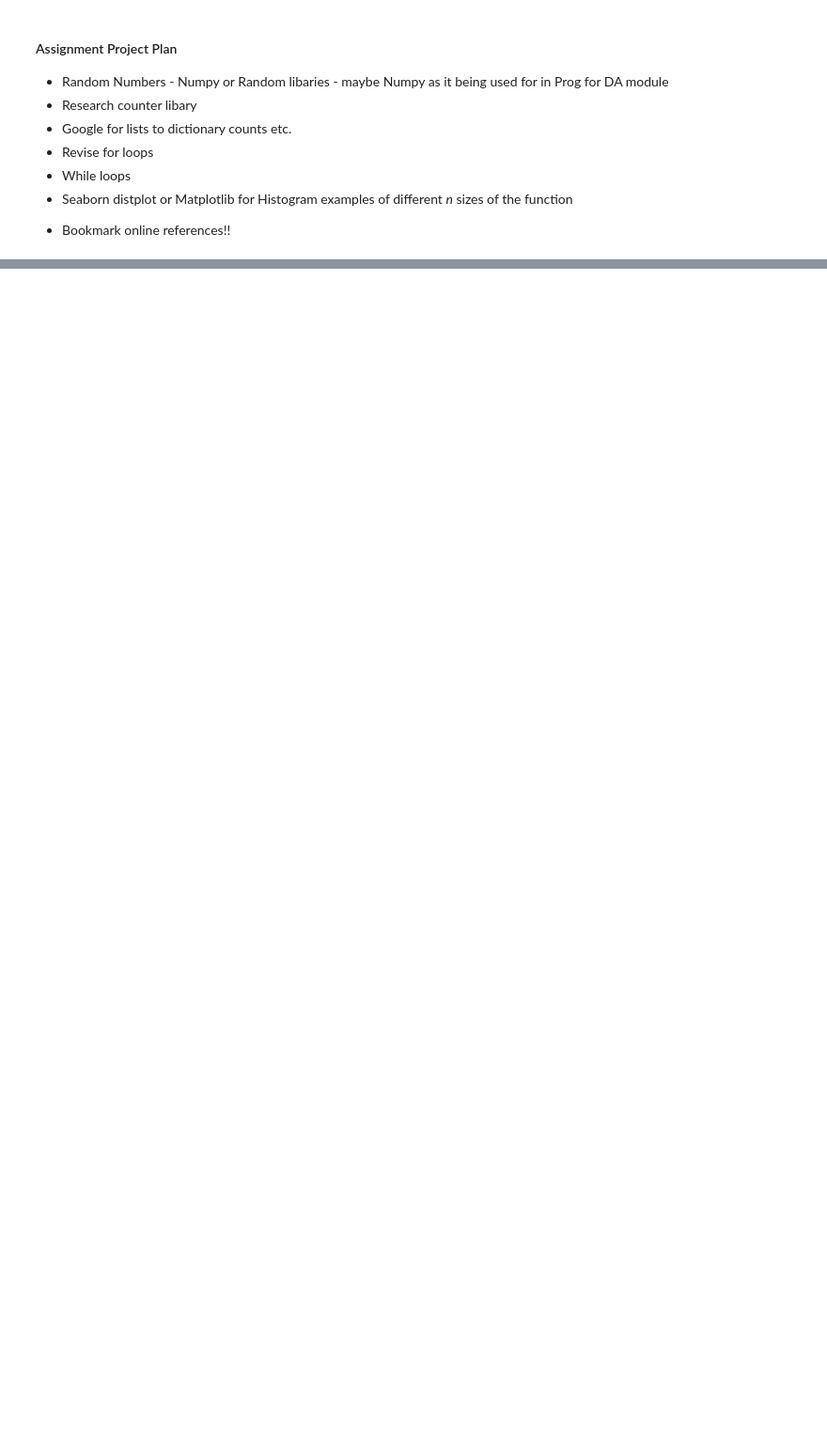
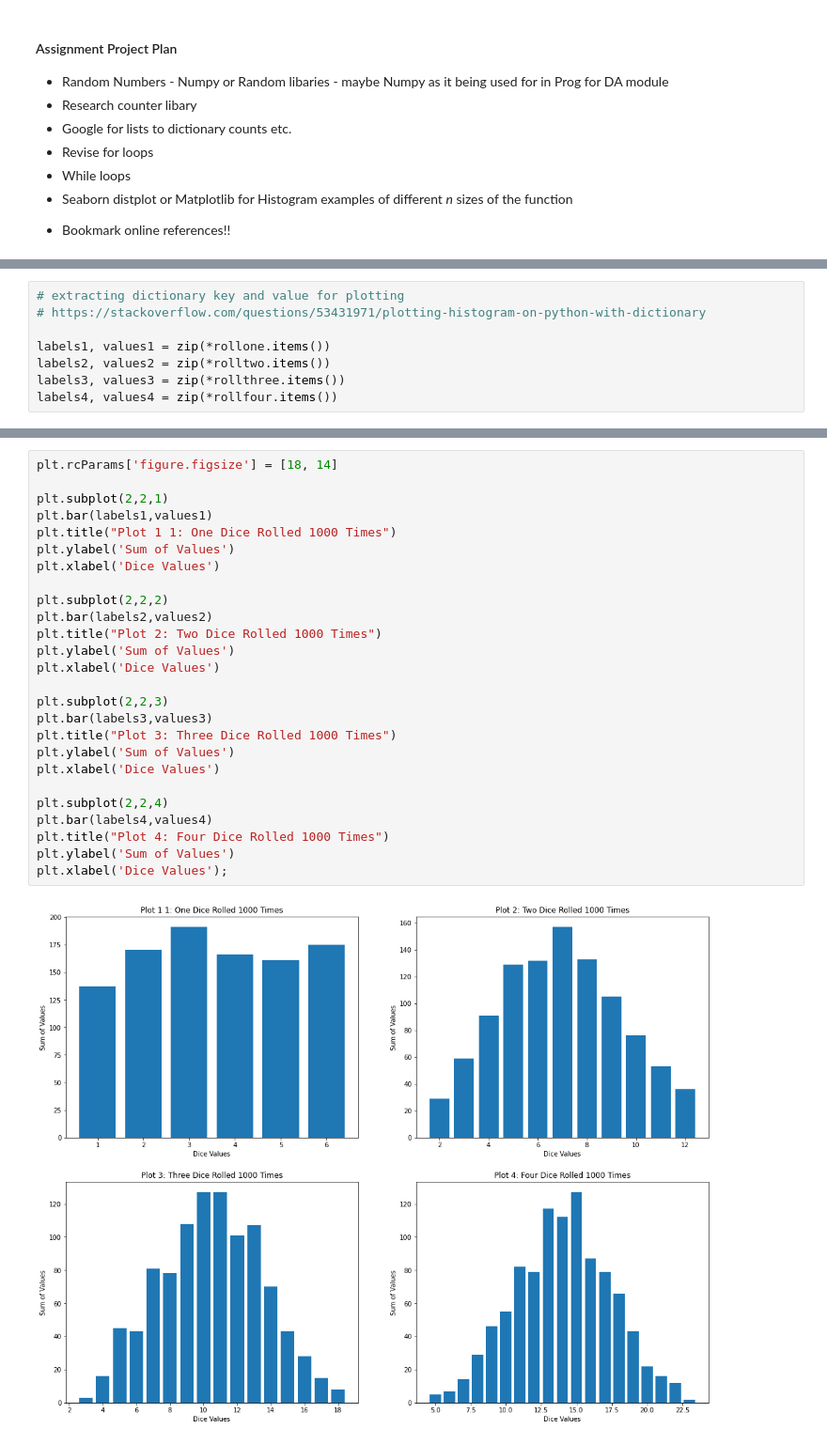
Before and after one commit to conor1982/FofDA_Tasks, a Jupyter notebook: Fundamentals of Data Analysis - Assignments .ipynb, the cells around one changed output, grey strips where cells are left out. Shown at 94% size. Cells and saved outputs as stored; diff of their text form; blank space fills up the shorter version.

```diff
--- a/Fundamentals of Data Analysis - Assignments .ipynb
+++ b/Fundamentals of Data Analysis - Assignments .ipynb
@@ -354,0 +237,8 @@ sns.distplot(values,bins=10)
+# %%
+# extracting dictionary key and value for plotting
+# https://stackoverflow.com/questions/53431971/plotting-histogram-on-python-with-dictionary
+
+labels1, values1 = zip(*rollone.items())
+labels2, values2 = zip(*rolltwo.items())
+labels3, values3 = zip(*rollthree.items())
+labels4, values4 = zip(*rollfour.items())
@@ -354,0 +247,28 @@ sns.distplot(values,bins=10)
+# %%
+plt.rcParams['figure.figsize'] = [18, 14]
+
+plt.subplot(2,2,1)
+plt.bar(labels1,values1)
+plt.title("Plot 1 1: One Dice Rolled 1000 Times")
+plt.ylabel('Sum of Values')
+plt.xlabel('Dice Values')
+
+plt.subplot(2,2,2)
+plt.bar(labels2,values2)
+plt.title("Plot 2: Two Dice Rolled 1000 Times")
+plt.ylabel('Sum of Values')
+plt.xlabel('Dice Values')
+
+plt.subplot(2,2,3)
+plt.bar(labels3,values3)
+plt.title("Plot 3: Three Dice Rolled 1000 Times")
+plt.ylabel('Sum of Values')
+plt.xlabel('Dice Values')
+
+plt.subplot(2,2,4)
+plt.bar(labels4,values4)
+plt.title("Plot 4: Four Dice Rolled 1000 Times")
+plt.ylabel('Sum of Values')
+plt.xlabel('Dice Values');
+# %% [output]
+[figure, added]
```
Also changed, not shown: parts of 25 cells of this notebook.
